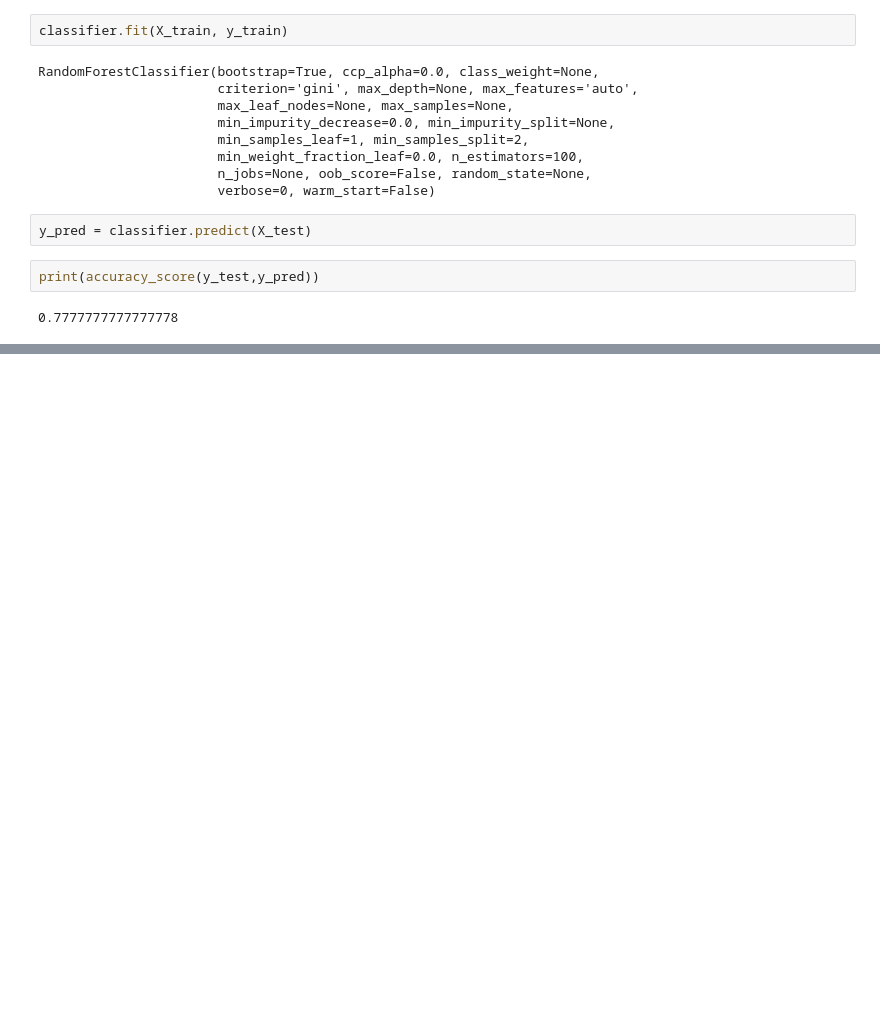
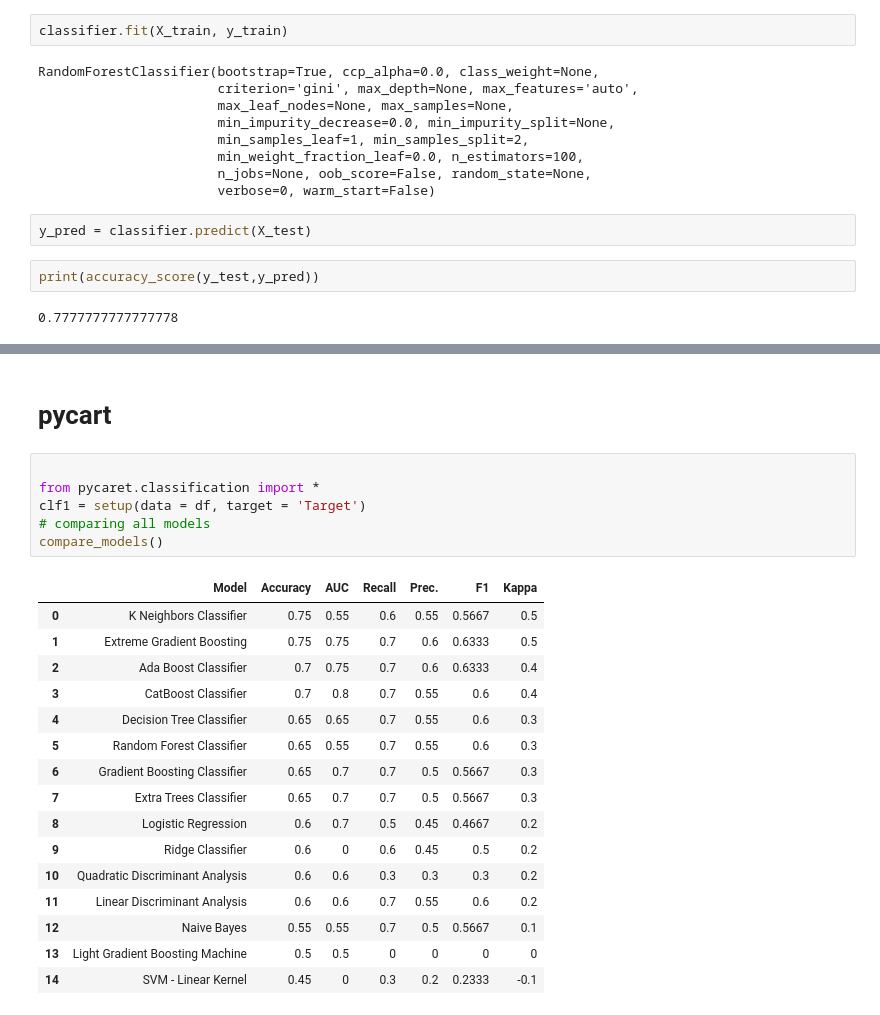
Before and after one commit to Nitinguptadu/Tsfresh, a Jupyter notebook: time series solution using tsfresh/Machine learning model.ipynb, the cells around one changed output, grey strips where cells are left out. Cells and saved outputs as stored; diff of their text form; blank space fills up the shorter version.

```diff
--- a/time series solution using tsfresh/Machine learning model.ipynb
+++ b/time series solution using tsfresh/Machine learning model.ipynb
@@ -104,0 +194,25 @@ weighted avg       0.87      0.78      0.78         9
+# %% [markdown]
+# pycart
+# %%
+
+from pycaret.classification import *
+clf1 = setup(data = df, target = 'Target')
+# comparing all models
+compare_models()
+# %% [output]
+|  | Model | Accuracy | AUC | Recall | Prec. | F1 | Kappa |
+| 0 | K Neighbors Classifier | 0.75 | 0.55 | 0.6 | 0.55 | 0.5667 | 0.5 |
+| 1 | Extreme Gradient Boosting | 0.75 | 0.75 | 0.7 | 0.6 | 0.6333 | 0.5 |
+| 2 | Ada Boost Classifier | 0.7 | 0.75 | 0.7 | 0.6 | 0.6333 | 0.4 |
+| 3 | CatBoost Classifier | 0.7 | 0.8 | 0.7 | 0.55 | 0.6 | 0.4 |
+| 4 | Decision Tree Classifier | 0.65 | 0.65 | 0.7 | 0.55 | 0.6 | 0.3 |
+| 5 | Random Forest Classifier | 0.65 | 0.55 | 0.7 | 0.55 | 0.6 | 0.3 |
+| 6 | Gradient Boosting Classifier | 0.65 | 0.7 | 0.7 | 0.5 | 0.5667 | 0.3 |
+| 7 | Extra Trees Classifier | 0.65 | 0.7 | 0.7 | 0.5 | 0.5667 | 0.3 |
+| 8 | Logistic Regression | 0.6 | 0.7 | 0.5 | 0.45 | 0.4667 | 0.2 |
+| 9 | Ridge Classifier | 0.6 | 0 | 0.6 | 0.45 | 0.5 | 0.2 |
+| 10 | Quadratic Discriminant Analysis | 0.6 | 0.6 | 0.3 | 0.3 | 0.3 | 0.2 |
+| 11 | Linear Discriminant Analysis | 0.6 | 0.6 | 0.7 | 0.55 | 0.6 | 0.2 |
+| 12 | Naive Bayes | 0.55 | 0.55 | 0.7 | 0.5 | 0.5667 | 0.1 |
+| 13 | Light Gradient Boosting Machine | 0.5 | 0.5 | 0 | 0 | 0 | 0 |
+| 14 | SVM - Linear Kernel | 0.45 | 0 | 0.3 | 0.2 | 0.2333 | -0.1 |
```
Also changed, not shown: parts of 23 cells of this notebook.
